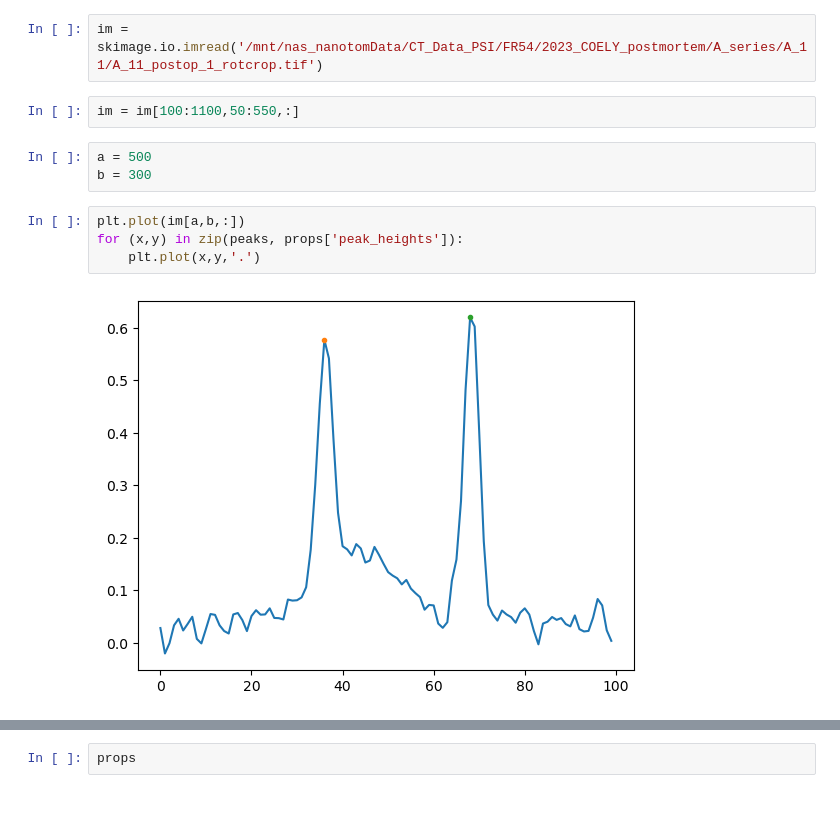
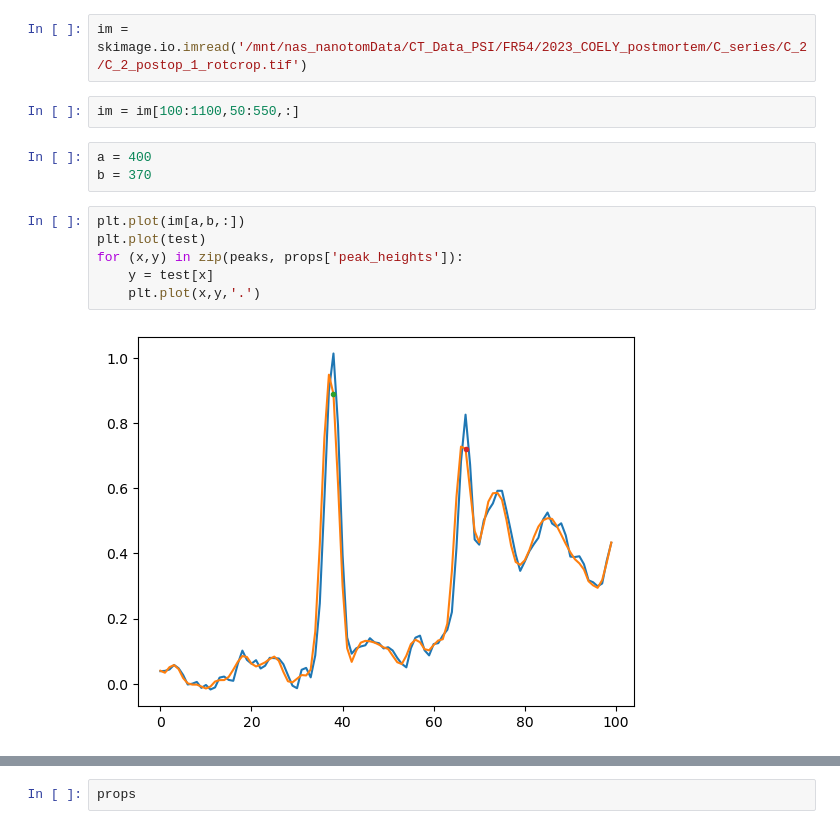
Before and after one commit to Pescatore23/coely_postmortem, a Jupyter notebook: 99_testing.ipynb, the cells around one changed output, grey strips where cells are left out. Cells and saved outputs as stored; diff of their text form.

```diff
--- a/99_testing.ipynb
+++ b/99_testing.ipynb
@@ -112,15 +117,17 @@ import numpy as np
 # %%
 import scipy.ndimage
 # %%
-im = skimage.io.imread('/mnt/nas_nanotomData/CT_Data_PSI/FR54/2023_COELY_postmortem/A_series/A_11/A_11_postop_1_rotcrop.tif')
+im = skimage.io.imread('/mnt/nas_nanotomData/CT_Data_PSI/FR54/2023_COELY_postmortem/C_series/C_2/C_2_postop_1_rotcrop.tif')
 # %%
 im = im[100:1100,50:550,:]
 # %%
-a = 500
-b = 300
+a = 400
+b = 370
 # %%
 plt.plot(im[a,b,:])
+plt.plot(test)
 for (x,y) in zip(peaks, props['peak_heights']):
+    y = test[x]
     plt.plot(x,y,'.')
 # %% [output]
-[figure, old version]
+[figure, new version]
```
Also changed, not shown: parts of 17 cells of this notebook, 1 other file.
